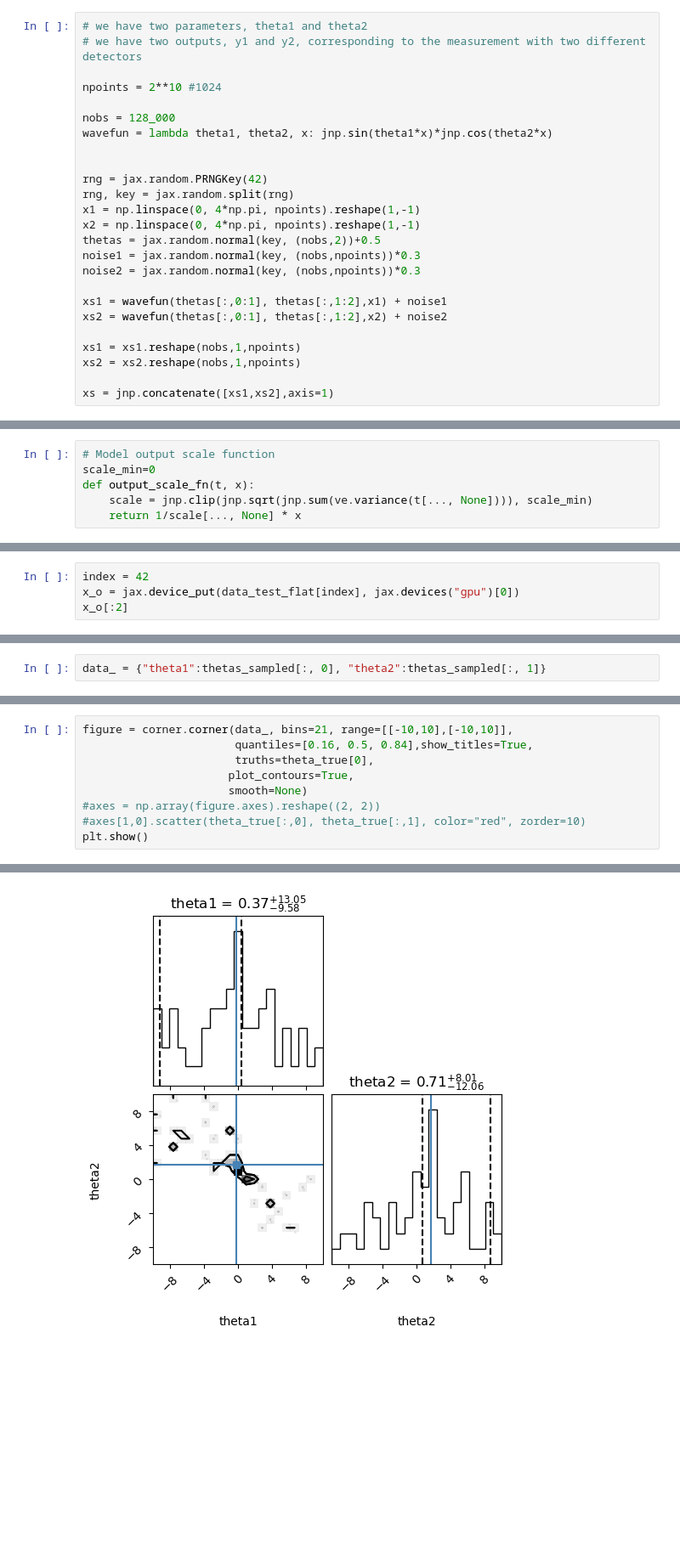
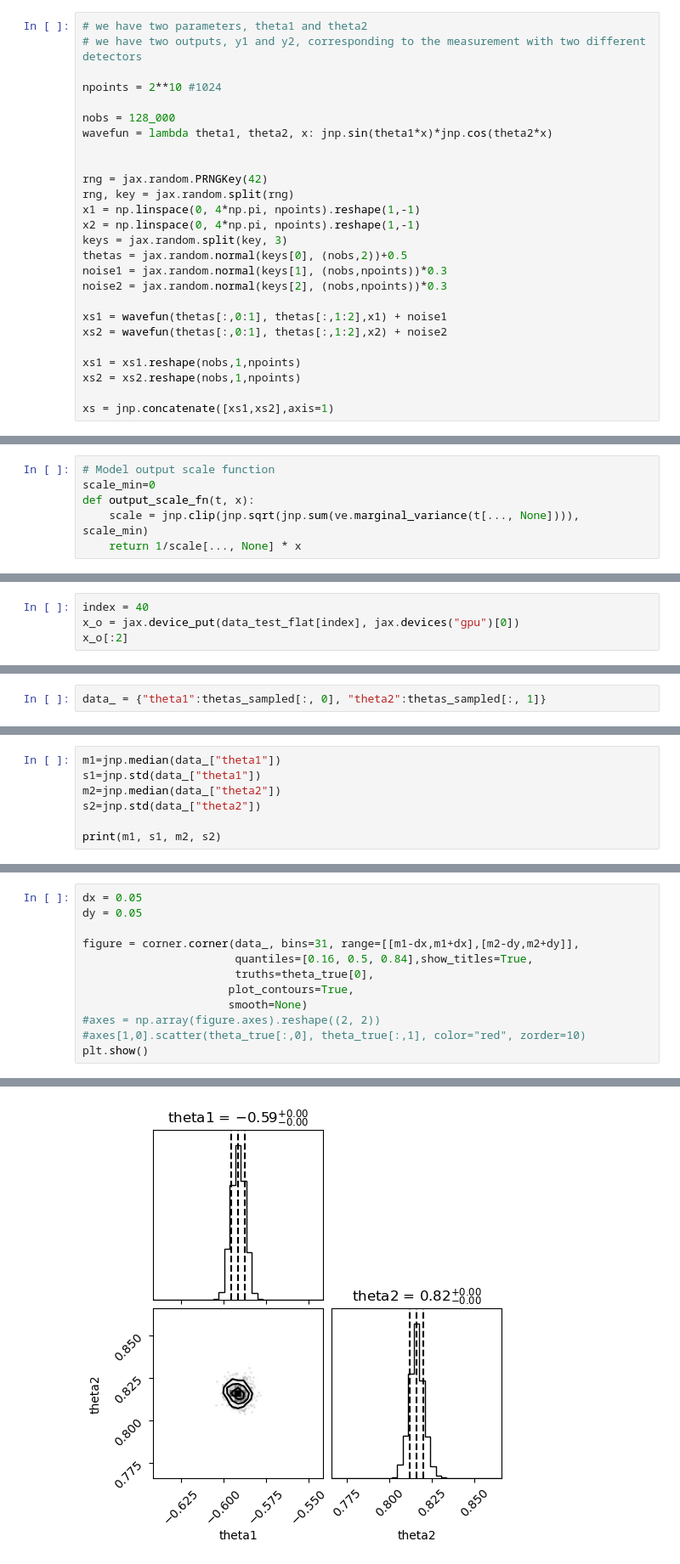
Before and after one commit to aurelio-amerio/diffusion, a Jupyter notebook: devel/gw-example/sbi_test.ipynb, the cells around one changed output, grey strips where cells are left out. Shown at 85% size. Saved outputs shown, nothing was run; the diff lists cells and outputs as text; blank space fills up the shorter version.

```diff
--- a/devel/gw-example/sbi_test.ipynb
+++ b/devel/gw-example/sbi_test.ipynb
@@ -49,9 +57,10 @@ rng = jax.random.PRNGKey(42)
 rng, key = jax.random.split(rng)
 x1 = np.linspace(0, 4*np.pi, npoints).reshape(1,-1)
 x2 = np.linspace(0, 4*np.pi, npoints).reshape(1,-1)
-thetas = jax.random.normal(key, (nobs,2))+0.5
-noise1 = jax.random.normal(key, (nobs,npoints))*0.3
-noise2 = jax.random.normal(key, (nobs,npoints))*0.3
+keys = jax.random.split(key, 3)
+thetas = jax.random.normal(keys[0], (nobs,2))+0.5
+noise1 = jax.random.normal(keys[1], (nobs,npoints))*0.3
+noise2 = jax.random.normal(keys[2], (nobs,npoints))*0.3
 
 xs1 = wavefun(thetas[:,0:1], thetas[:,1:2],x1) + noise1
 xs2 = wavefun(thetas[:,0:1], thetas[:,1:2],x2) + noise2
@@ -126,7 +135,7 @@ condition_mask = jnp.array([False]*theta_dim + [True]*x_dim)
 # Model output scale function
 scale_min=0
 def output_scale_fn(t, x):
-    scale = jnp.clip(jnp.sqrt(jnp.sum(ve.variance(t[..., None]))), scale_min)
+    scale = jnp.clip(jnp.sqrt(jnp.sum(ve.marginal_variance(t[..., None]))), scale_min)
     return 1/scale[..., None] * x
 # %%
 # we define a CNN to embed the data
@@ -514,7 +522,7 @@ edge_mask1 = edge_mask1.at[2, :].set(False)
 edge_mask2 = edge_mask.at[:, 3].set(False)
 edge_mask2 = edge_mask2.at[3, :].set(False)
 # %%
-index = 42
+index = 40
 x_o = jax.device_put(data_test_flat[index], jax.devices("gpu")[0])
 x_o[:2]
 # %% [output]
@@ -575,0 +587,7 @@ Array([-0.21673852,  1.6509434 ], dtype=float32)
+# %%
+m1=jnp.median(data_["theta1"])
+s1=jnp.std(data_["theta1"])
+m2=jnp.median(data_["theta2"])
+s2=jnp.std(data_["theta2"])
+
+print(m1, s1, m2, s2)
@@ -576,5 +596,8 @@ Array([-0.21673852,  1.6509434 ], dtype=float32)
 # %%
-figure = corner.corner(data_, bins=21, range=[[-10,10],[-10,10]],
+dx = 0.05
+dy = 0.05
+
+figure = corner.corner(data_, bins=31, range=[[m1-dx,m1+dx],[m2-dy,m2+dy]],
                        quantiles=[0.16, 0.5, 0.84],show_titles=True,
                        truths=theta_true[0],
                       plot_contours=True,
@@ -587,4 +609,4 @@ WARNING:root:Too few points to create valid contours
-[figure, old version]
+[figure, new version]
 # %%
 import matplotlib.gridspec as gridspec
 
```
Also changed, not shown: parts of 19 cells of this notebook, 3 other files.
